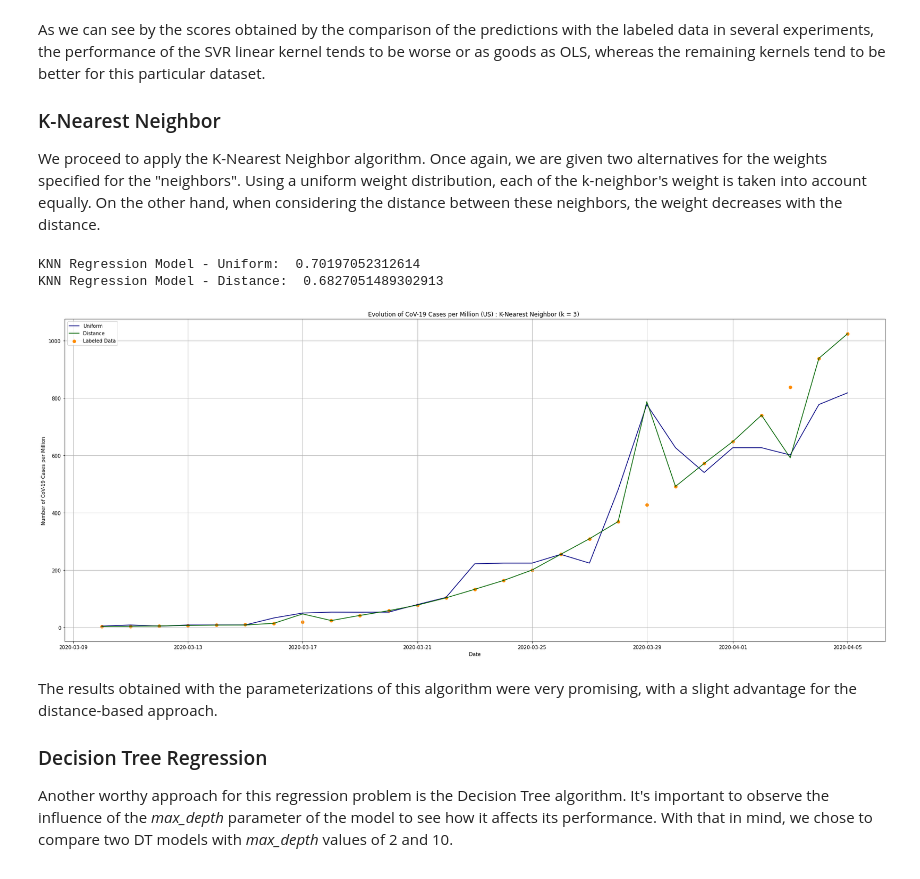
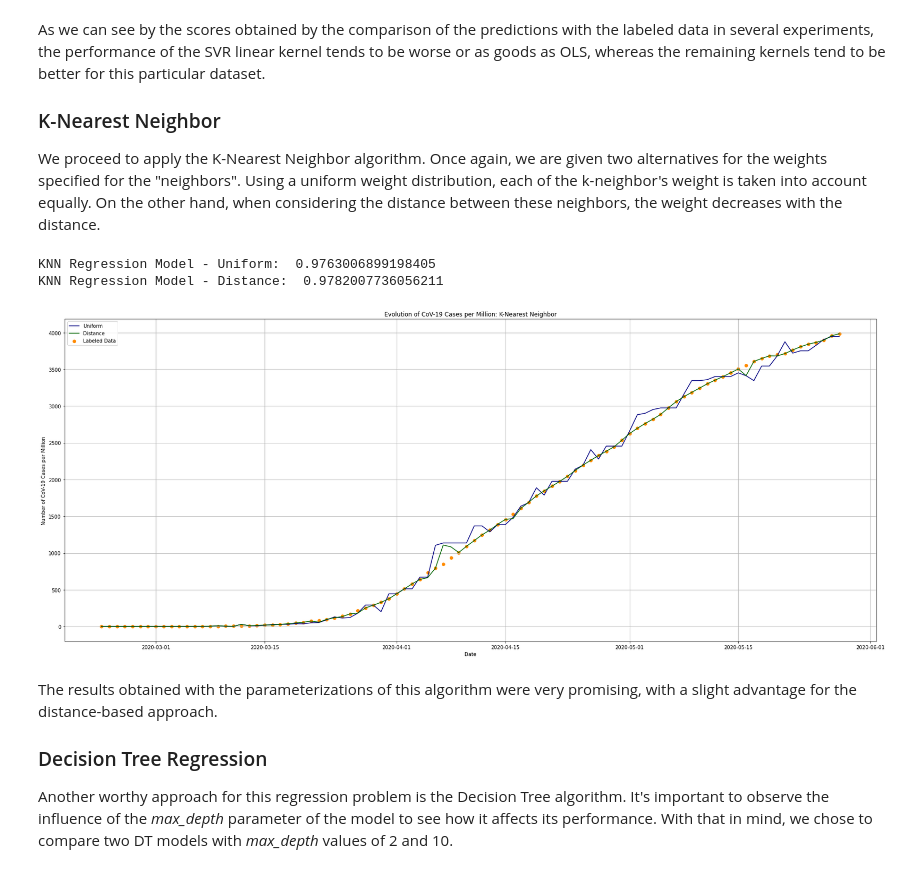
Before and after one commit to diogoalex01/FEUP-IART, a Jupyter notebook: SupervisedLearning/COVID-19.ipynb, the cells around one changed output. Saved outputs shown, nothing was run; the diff lists cells and outputs as text; code cells hidden in the pictures.

```diff
--- a/SupervisedLearning/COVID-19.ipynb
+++ b/SupervisedLearning/COVID-19.ipynb
@@ -214,8 +256,8 @@ X
 # %%
 # Replaces NaN values present in the new columns by 0 (Zero Inputation)
-X['fatalities_percent_change'] = X['fatalities_percent_change'].replace(np.NaN, 0)
-X['cases_percent_change'] = X['cases_percent_change'].replace(np.NaN, 0)
-Y['cases_per_million'] = Y['cases_per_million'].replace(np.NaN, 0)
+# X['fatalities_percent_change'] = X['fatalities_percent_change'].replace(np.NaN, 0)
+# X['cases_percent_change'] = X['cases_percent_change'].replace(np.NaN, 0)
+# Y['cases_per_million'] = Y['cases_per_million'].replace(np.NaN, 0)
 
 # Fills the empty values taking mean values present in each column (Mean Inputation)
 X = X.replace("", np.NaN)
@@ -224,4 +266,4 @@ imputer = SimpleImputer(missing_values=np.NaN, strategy='mean')
 X = imputer.fit_transform(X)
 Y = imputer.fit_transform(Y)
 
-Y
+# print(Y)
@@ -276,10 +325,13 @@ svr_rbf_model = svr_rbf.fit(X_train, Y_train)
 svr_poly_model = svr_poly.fit(X_train, Y_train)
 
 # Obtaining predictions from models
-linear_predictions = lm.predict(X)
-svr_lin_predictions = svr_lin_model.predict(X)
-svr_rbf_predictions = svr_rbf_model.predict(X)
-svr_poly_predictions = svr_poly_model.predict(X)
+X_pred = X[1067:1163,:]
+Y_pred_label = Y[1067:1163,:]
+# X_pred
+linear_predictions = lm.predict(X_pred)
+svr_lin_predictions = svr_lin_model.predict(X_pred)
+svr_rbf_predictions = svr_rbf_model.predict(X_pred)
+svr_poly_predictions = svr_poly_model.predict(X_pred)
 
 # Testing models
 linear_score = model.score(X_test, Y_test)
@@ -291,4 +343,15 @@ print("Linear Regression Score:", linear_score)
 print("Linear SVR Score: %s" % (svr_lin_score))
 print("RBF SVR Score: %s" % (svr_rbf_score))
 print("Polynomial SVR Score: %s" % (svr_poly_score))
+
+# Evaluating the models
+linear_eval = cross_val_score(model, X, Y, cv=10)
+svr_lin_eval = cross_val_score(svr_lin, X, Y, cv=10)
+svr_rbf_eval = cross_val_score(svr_rbf, X, Y, cv=10)
+svr_poly_eval = cross_val_score(svr_poly, X, Y, cv=10)
+
+# print("Linear Regression CV:", np.mean(linear_eval))
+# print("Linear SVR CV: %s" % (np.mean(svr_lin_eval)))
+# print("RBF SVR CV: %s" % (np.mean (svr_rbf_eval)))
+# print("Polynomial SVR CV: %s" % (np.mean(svr_poly_eval)))
 # %% [output]
@@ -326,36 +392,38 @@ We proceed to apply the K-Nearest Neighbor algorithm. Once again, we are given t
 # %%
 n_neighbors = 3
 # K-Nearest Neighbor Models
 knn_uniform = neighbors.KNeighborsRegressor(n_neighbors, weights='uniform')
 knn_distance = neighbors.KNeighborsRegressor(n_neighbors, weights='distance')
 
 # Fitting/Training and obtaining predictions from models
-knn_predictions_uniform = knn_uniform.fit(X_train, Y_train).predict(X)
-knn_predictions_distance = knn_distance.fit(X_train, Y_train).predict(X)
+# X_pred = X[1746:,:]
+# Y_pred_label = Y[1746:,:]
+knn_predictions_uniform = knn_uniform.fit(X_train, Y_train).predict(X_pred)
+knn_predictions_distance = knn_distance.fit(X_train, Y_train).predict(X_pred)
 
 # Testing models
 knn_uniform_score = knn_uniform.score(X_test, Y_test)
 knn_distance_score = knn_distance.score(X_test, Y_test)
 
 print("KNN Regression Model - Uniform:  %s"  % (knn_uniform_score))
 print("KNN Regression Model - Distance:  %s"  % (knn_distance_score))
 
 # Visual Comparison of the predictions obtained by different
 # parameterizations of the KNN model
 _, ax = plt.subplots(figsize=(24, 10))
 ax.grid()
-labeled = ax.scatter(date_format[day_index:], Y, color='darkorange', label='data')
-unif, = ax.plot(date_format[day_index:], knn_predictions_uniform, color='navy')
-dist, = ax.plot(date_format[day_index:], knn_predictions_distance, color='darkgreen')
+labeled = ax.scatter(date_format[0:96], Y_pred_label, color='darkorange', label='data')
+unif, = ax.plot(date_format[0:96], knn_predictions_uniform, color='navy')
+dist, = ax.plot(date_format[0:96], knn_predictions_distance, color='darkgreen')
 ax.legend((unif, dist, labeled), ('Uniform', 'Distance','Labeled Data'), loc='upper left', shadow=False)
-ax.set(xlabel="Date", ylabel='Number of CoV-19 Cases per Million', title = "Evolution of CoV-19 Cases per Million (%s) : K-Nearest Neighbor (k = %i) " % (country, n_neighbors))
+ax.set(xlabel="Date", ylabel='Number of CoV-19 Cases per Million', title = "Evolution of CoV-19 Cases per Million: K-Nearest Neighbor")
 ax.axis('tight')
 plt.tight_layout()
 plt.show()
 # %% [output]
-KNN Regression Model - Uniform:  0.70197052312614
-KNN Regression Model - Distance:  0.6827051489302913
+KNN Regression Model - Uniform:  0.9763006899198405
+KNN Regression Model - Distance:  0.9782007736056211
-[figure, old version]
+[figure, new version]
 # %% [markdown]
 The results obtained with the parameterizations of this algorithm were very promising, with a slight advantage for the distance-based approach.
 
```
Also changed, not shown: parts of 19 cells of this notebook, 1 other file.
